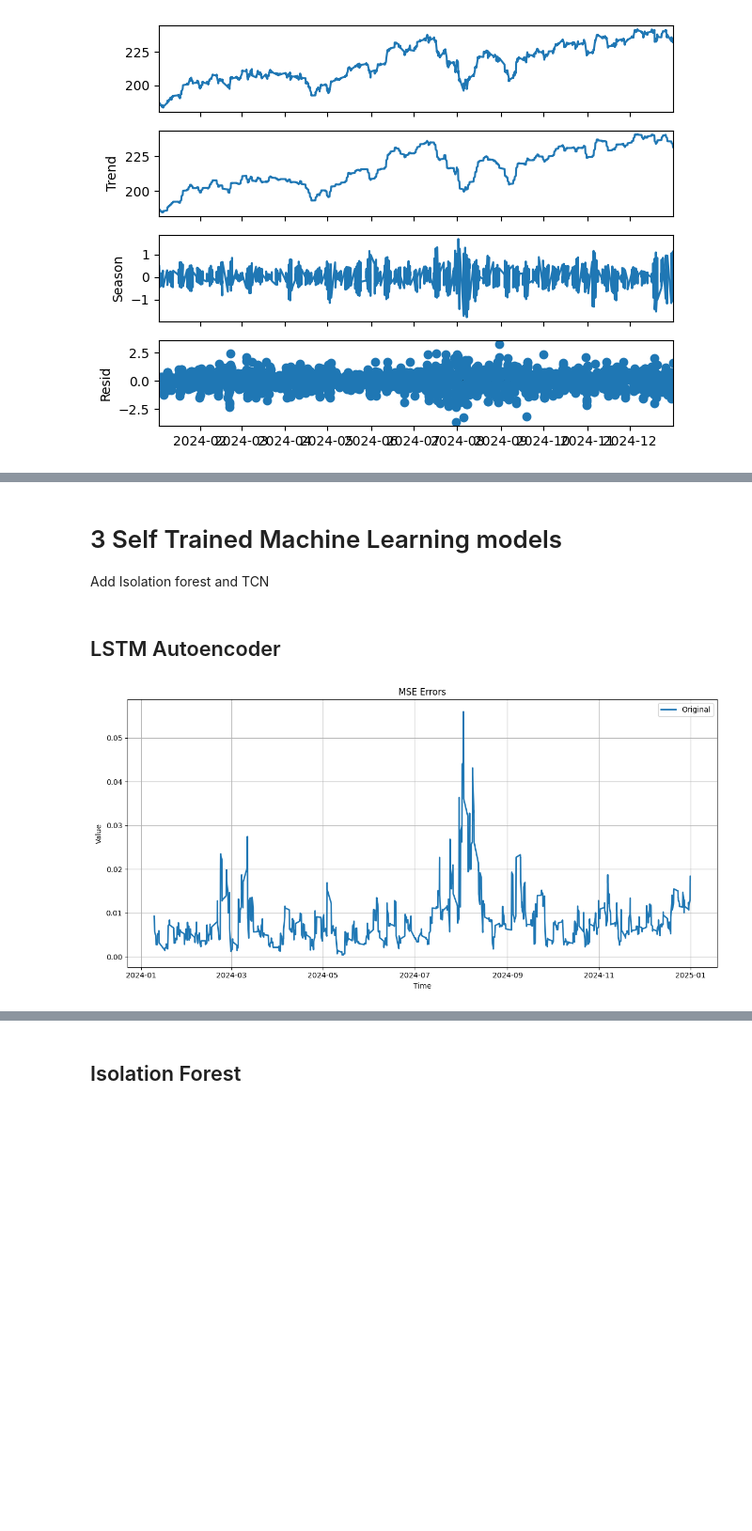
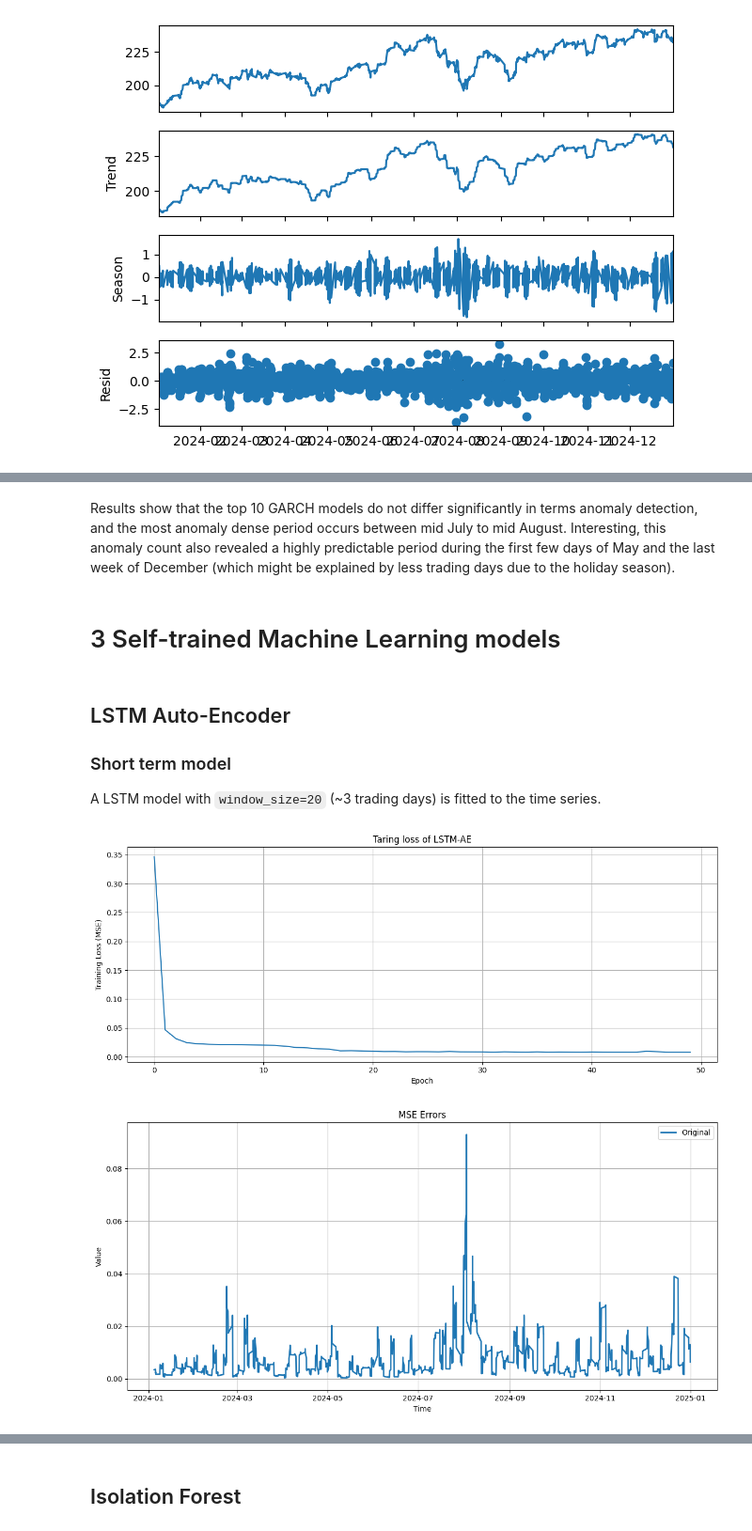
Before and after one commit to Jiaqi-Tang/Time-Series-Anomaly, a Jupyter notebook: notebooks/quant_finance.ipynb, the cells around one changed output, grey strips where cells are left out. Shown at 94% size. Saved outputs shown, nothing was run; the diff lists cells and outputs as text; code cells hidden in the pictures; blank space fills up the shorter version.

```diff
--- a/notebooks/quant_finance.ipynb
+++ b/notebooks/quant_finance.ipynb
@@ -96,15 +180,19 @@ plot_ts(ts, anom=best_garch_model['anom'])
+# %% [markdown]
+Results show that the top 10 GARCH models do not differ significantly in terms anomaly detection, and the most anomaly dense period occurs between mid July to mid August. Interesting, this anomaly count also revealed a highly predictable period during the first few days of May and the last week of December (which might be explained by less trading days due to the holiday season).
 # %% [markdown]
-# 3 Self Trained Machine Learning models
-
-Add Isolation forest and TCN
+# 3 Self-trained Machine Learning models
 # %% [markdown]
-## LSTM Autoencoder
+## LSTM Auto-Encoder
+
+### Short term model
+A LSTM model with `window_size=20` (~3 trading days) is fitted to the time series.
 # %%
 from src.models.self_trained_ml.lstm_ae import model_LSTMAE
 
-mse_LSTM = model_LSTMAE(ts, window_size=35, batch_size=16, hidden_dim=16, latent_dim=16, learning_rate=0.01, epochs=50)
+mse_LSTM = model_LSTMAE(ts, window_size=20, batch_size=16, hidden_dim=4, latent_dim=4, learning_rate=0.01, epochs=50, plot_accuracy=True)
 
-errors_ts = pd.Series(mse_LSTM.numpy(), index=ts.index[35:])
+errors_ts = pd.Series(mse_LSTM.numpy(), index=ts.index[20:])
 plot_ts(errors_ts, title='MSE Errors')
 # %% [output]
-[figure, old version]
+[figure, new version]
+[figure, added]
```
Also changed, not shown: parts of 44 cells of this notebook, 3 other files.
